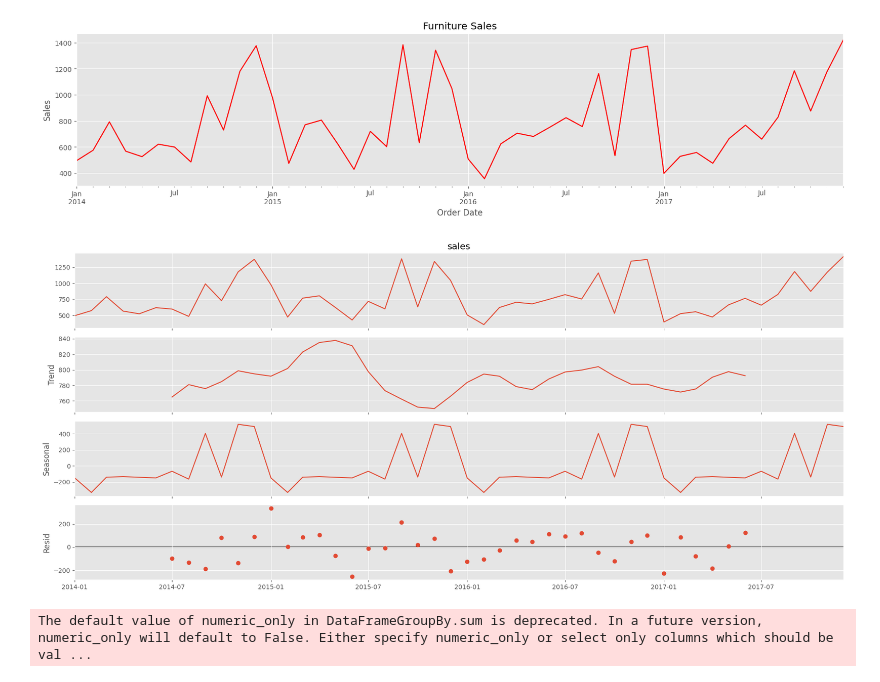
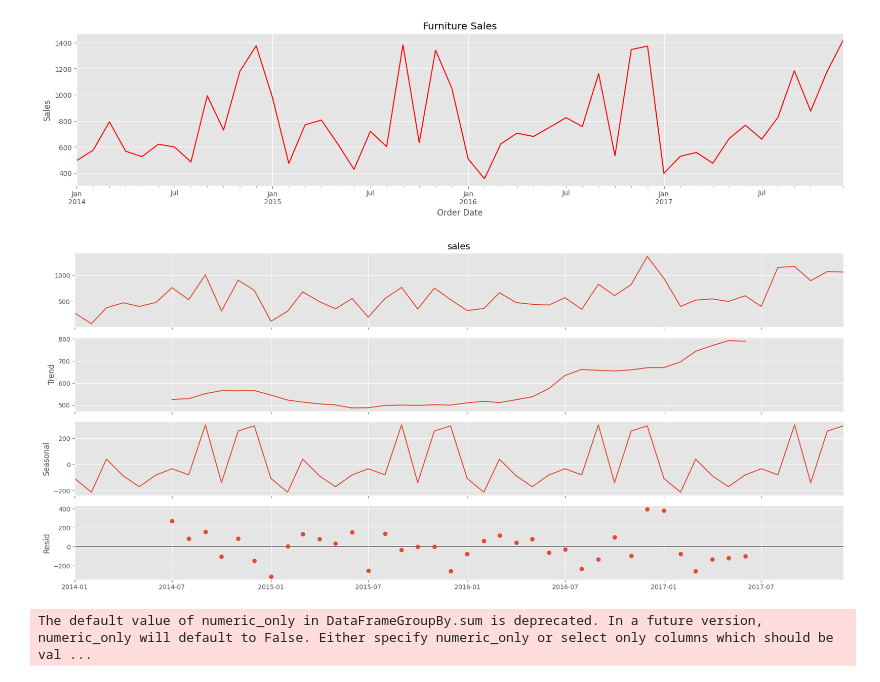
Before and after one commit to s1mphiw3/Custommer-Behaviour-Prediction-Model, a Jupyter notebook: Forecasting_Product_Sales.ipynb, the cells around one changed output. Drawn from its saved outputs; the diff is of its cells as text; code cells hidden in the pictures.

```diff
--- a/Forecasting_Product_Sales.ipynb
+++ b/Forecasting_Product_Sales.ipynb
@@ -292,11 +299,11 @@ plt.show()
 # %%
 #Furniture sales time-series decomposition
 rcParams['figure.figsize'] = 18, 8
-decomposition = seasonal_decompose(avg_furniture_sales, model='additive')
+decomposition = seasonal_decompose(avg_office_sales, model='additive')
 fig = decomposition.plot()
 plt.show()
 # %% [output]
-[figure, old version]
+[figure, new version]
 # %%
 states_profit = df_furniture.groupby('state').sum()['sales']
 states_profit_df= pd.DataFrame(data=states_profit,columns=['sales']).reset_index()
```
Also changed, not shown: parts of 19 cells of this notebook.
